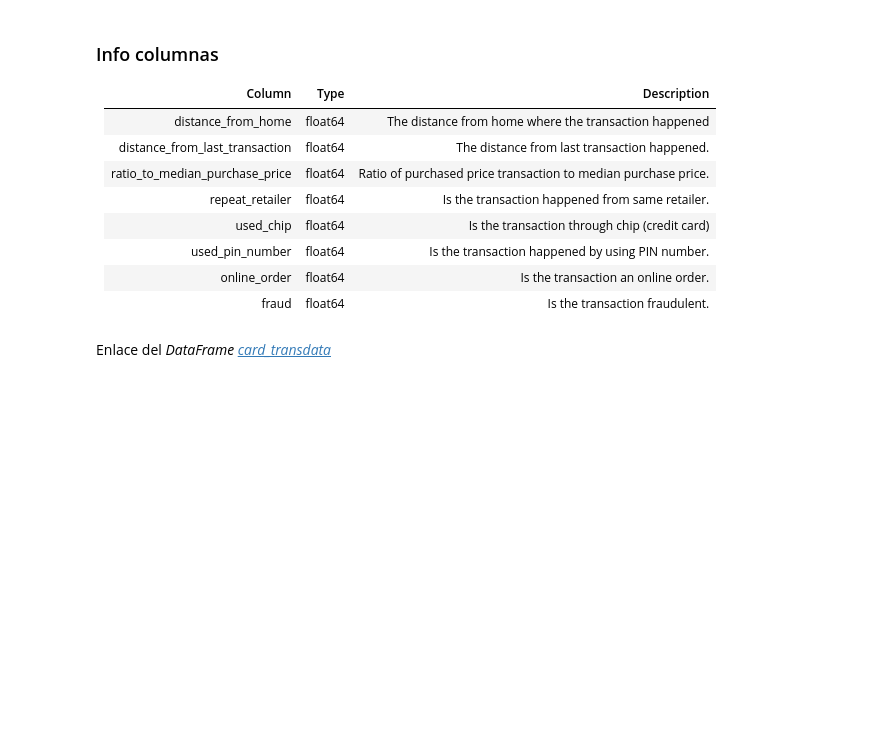
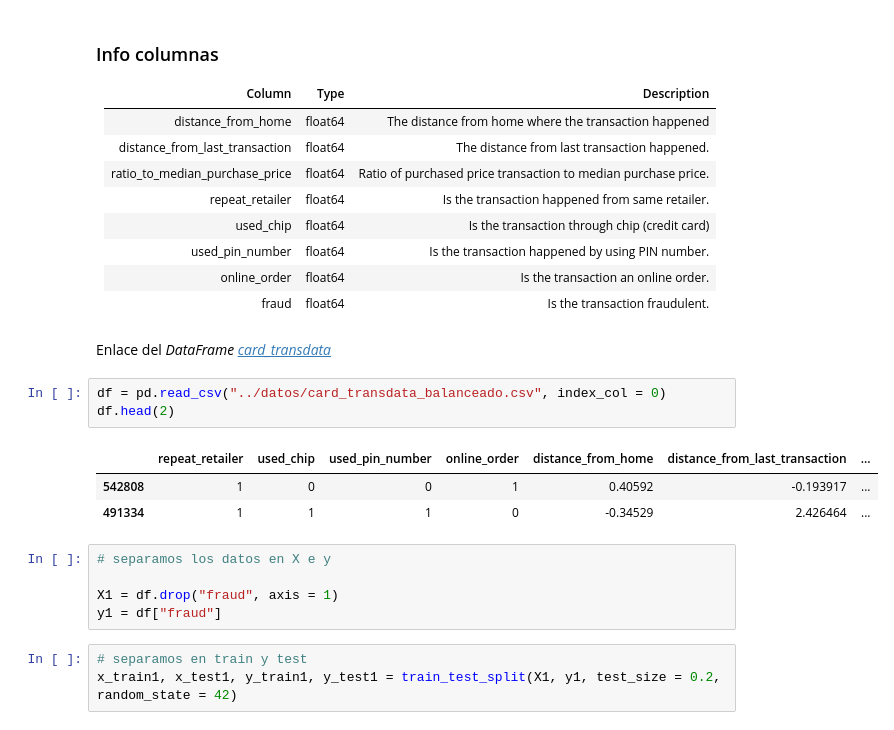
Before and after one commit to VannaLZ/Modulo_3_Sprint_1_VannaPaula, a Jupyter notebook: Regresion Logistica/Lecc05-Decision_Tree.ipynb, the cells around one changed output. Cells and saved outputs as stored; diff of their text form; blank space fills up the shorter version.

```diff
--- a/Regresion Logistica/Lecc05-Decision_Tree.ipynb
+++ b/Regresion Logistica/Lecc05-Decision_Tree.ipynb
@@ -37,3 +37,18 @@ warnings.filterwarnings('ignore')
 |fraud | float64| Is the transaction fraudulent.
 # %% [markdown]
 Enlace del *DataFrame* *[card_transdata](https://www.kaggle.com/datasets/dhanushnarayananr/credit-card-fraud)*
+# %%
+df = pd.read_csv("../datos/card_transdata_balanceado.csv", index_col = 0)
+df.head(2)
+# %% [output]
+|  | repeat_retailer | used_chip | used_pin_number | online_order | distance_from_home | distance_from_last_transaction | ... |
+| 542808 | 1 | 0 | 0 | 1 | 0.40592 | -0.193917 | ... |
+| 491334 | 1 | 1 | 1 | 0 | -0.34529 | 2.426464 | ... |
+# %%
+# separamos los datos en X e y
+
+X1 = df.drop("fraud", axis = 1)
+y1 = df["fraud"]
+# %%
+# separamos en train y test
+x_train1, x_test1, y_train1, y_test1 = train_test_split(X1, y1, test_size = 0.2, random_state = 42)
```
Also changed, not shown: parts of 19 cells of this notebook.
